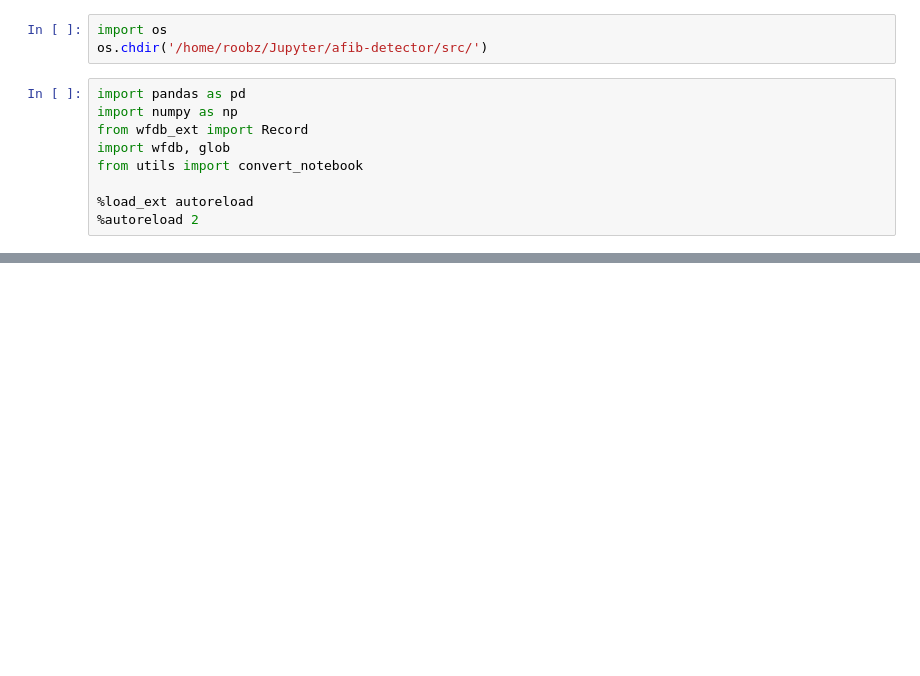
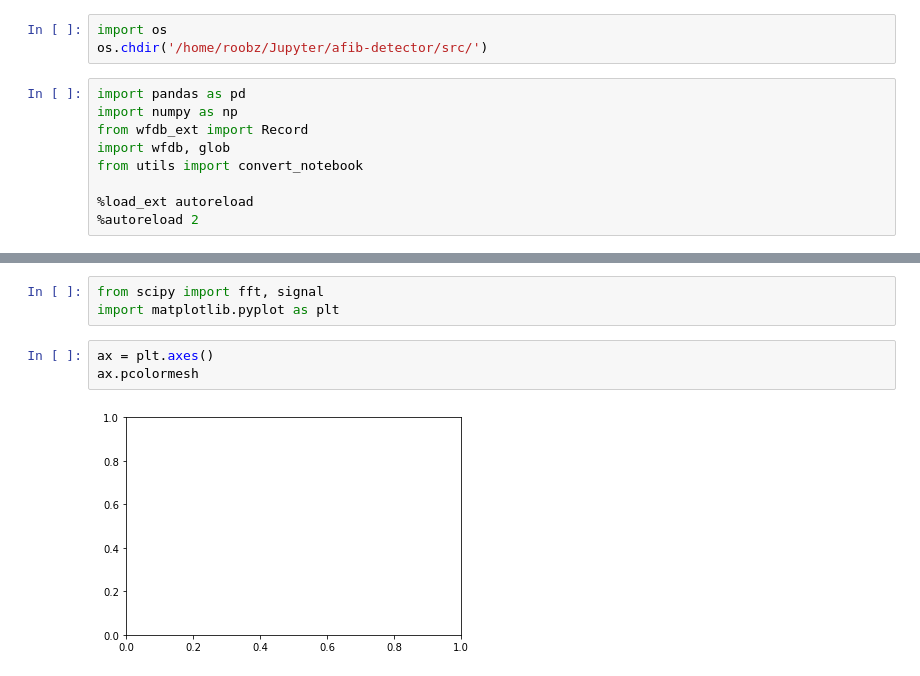
Before and after one commit to rcgonzalez9061/afib-detector, a Jupyter notebook: notebooks/Dev.ipynb, the cells around one changed output, grey strips where cells are left out. Saved outputs shown, nothing was run; the diff lists cells and outputs as text; blank space fills up the shorter version.

```diff
--- a/notebooks/Dev.ipynb
+++ b/notebooks/Dev.ipynb
@@ -80,0 +39,8 @@ convert_notebook('notebooks/EDA.ipynb', 'reports/EDA.pdf')
+# %%
+from scipy import fft, signal
+import matplotlib.pyplot as plt
+# %%
+ax = plt.axes()
+ax.pcolormesh
+# %% [output]
+[figure, added]
```
Also changed, not shown: parts of 31 cells of this notebook, 16 other files.
